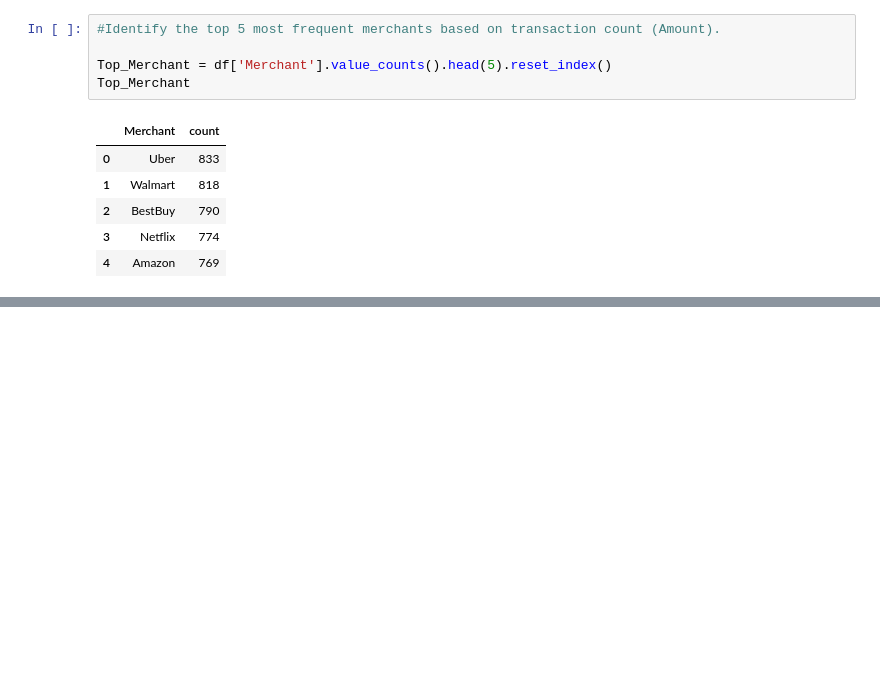
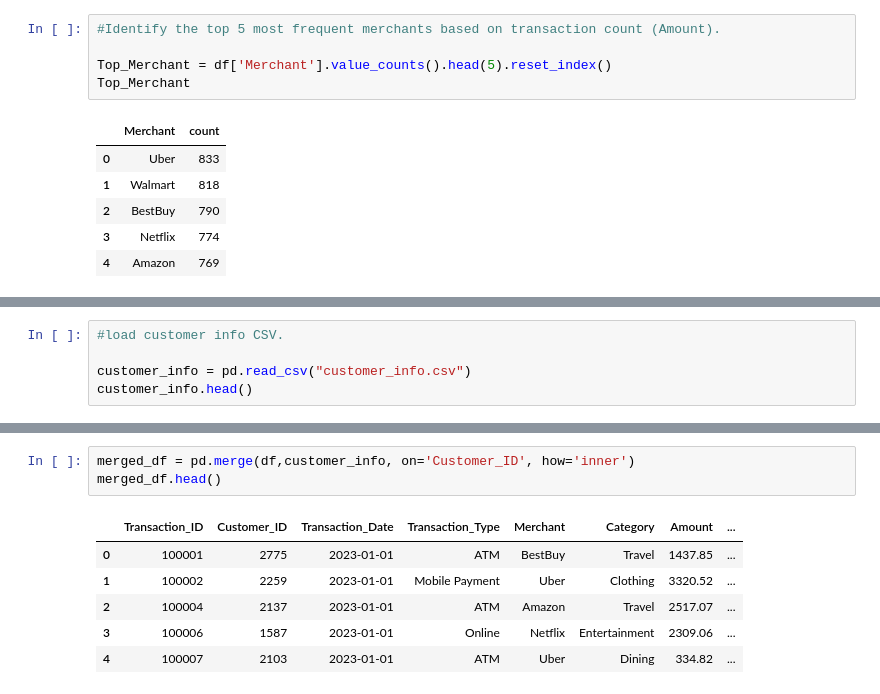
Before and after one commit to anjanigupta-16/Case_Study_CC_Transactions, a Jupyter notebook: 1. Panda_CC_Case_Study/CC_CaseStudy.ipynb, the cells around one changed output, grey strips where cells are left out. Drawn from its saved outputs; the diff is of its cells as text; blank space fills up the shorter version.

```diff
--- a/1. Panda_CC_Case_Study/CC_CaseStudy.ipynb
+++ b/1. Panda_CC_Case_Study/CC_CaseStudy.ipynb
@@ -297,0 +318,5 @@ Top_Merchant
+# %%
+#load customer info CSV.
+
+customer_info = pd.read_csv("customer_info.csv")
+customer_info.head()
@@ -297,0 +330,10 @@ Top_Merchant
+# %%
+merged_df = pd.merge(df,customer_info, on='Customer_ID', how='inner')
+merged_df.head()
+# %% [output]
+|  | Transaction_ID | Customer_ID | Transaction_Date | Transaction_Type | Merchant | Category | Amount | ... |
+| 0 | 100001 | 2775 | 2023-01-01 | ATM | BestBuy | Travel | 1437.85 | ... |
+| 1 | 100002 | 2259 | 2023-01-01 | Mobile Payment | Uber | Clothing | 3320.52 | ... |
+| 2 | 100004 | 2137 | 2023-01-01 | ATM | Amazon | Travel | 2517.07 | ... |
+| 3 | 100006 | 1587 | 2023-01-01 | Online | Netflix | Entertainment | 2309.06 | ... |
+| 4 | 100007 | 2103 | 2023-01-01 | ATM | Uber | Dining | 334.82 | ... |
```
Also changed, not shown: parts of 8 cells of this notebook, 1 other file.
